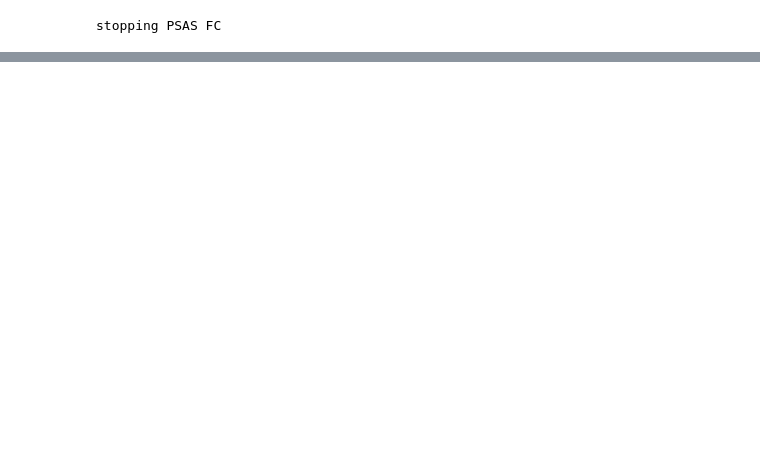
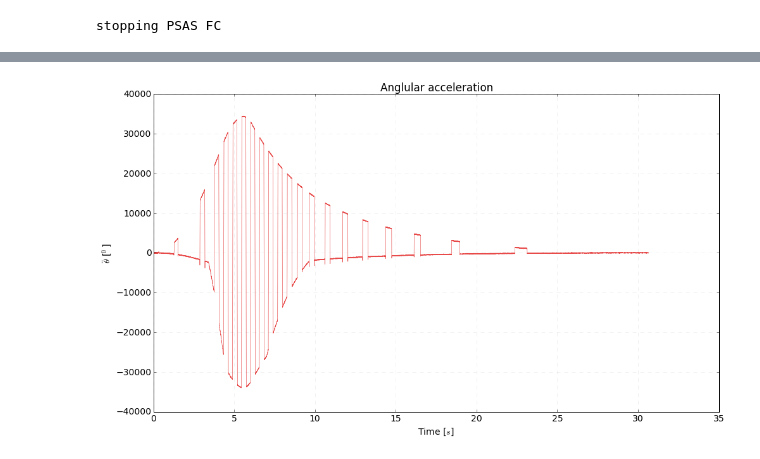
Before and after one commit to psas/Launch-12, a Jupyter notebook: simulation/roll-sim/software-in-the-loop.ipynb, the cells around one changed output, grey strips where cells are left out. Cells and saved outputs as stored; diff of their text form; code cells hidden in the pictures; blank space fills up the shorter version.

```diff
--- a/simulation/roll-sim/software-in-the-loop.ipynb
+++ b/simulation/roll-sim/software-in-the-loop.ipynb
@@ -185,0 +207,6 @@ fig.show()
+# %%
+fig = utils.Plot(r"Anglular acceleration", "Time [$s$]", r"$\ddot\theta$ [${}^0$]")
+fig.plot(times, angacc)
+fig.show()
+# %% [output]
+[figure, added]
```
Also changed, not shown: parts of 5 cells of this notebook.
